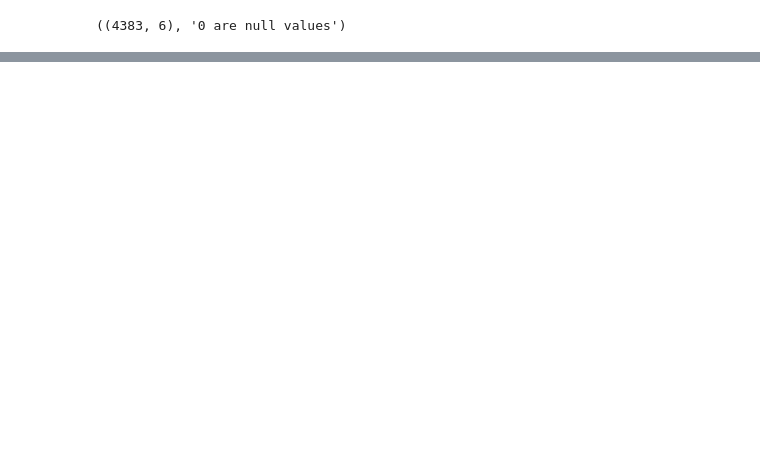
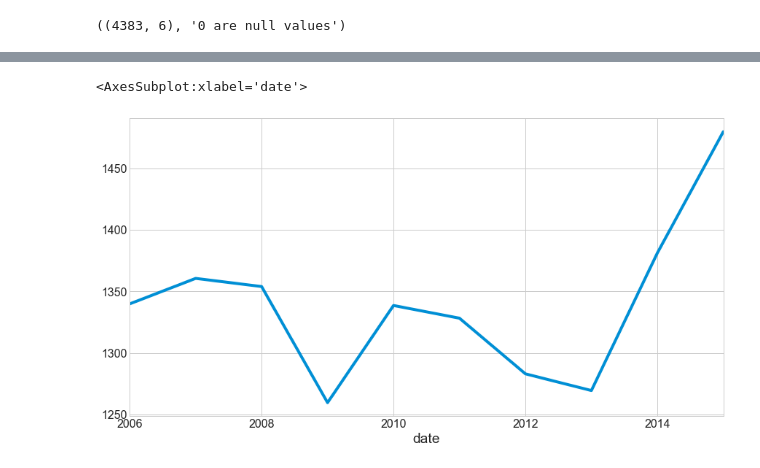
Before and after one commit to VelasquezAlejandro044/time-series-exercises, a Jupyter notebook: explore.ipynb, the cells around one changed output, grey strips where cells are left out. Cells and saved outputs as stored; diff of their text form; code cells hidden in the pictures; blank space fills up the shorter version.

```diff
--- a/explore.ipynb
+++ b/explore.ipynb
@@ -453,0 +505,6 @@ power.shape, f'{power.isna().sum().sum()} are null values'
+# %%
+# yearly consumption
+train.consumption.resample('Y').mean().plot()
+# %% [output]
+<AxesSubplot:xlabel='date'>
+[figure, added]
```
Also changed, not shown: parts of 13 cells of this notebook.
